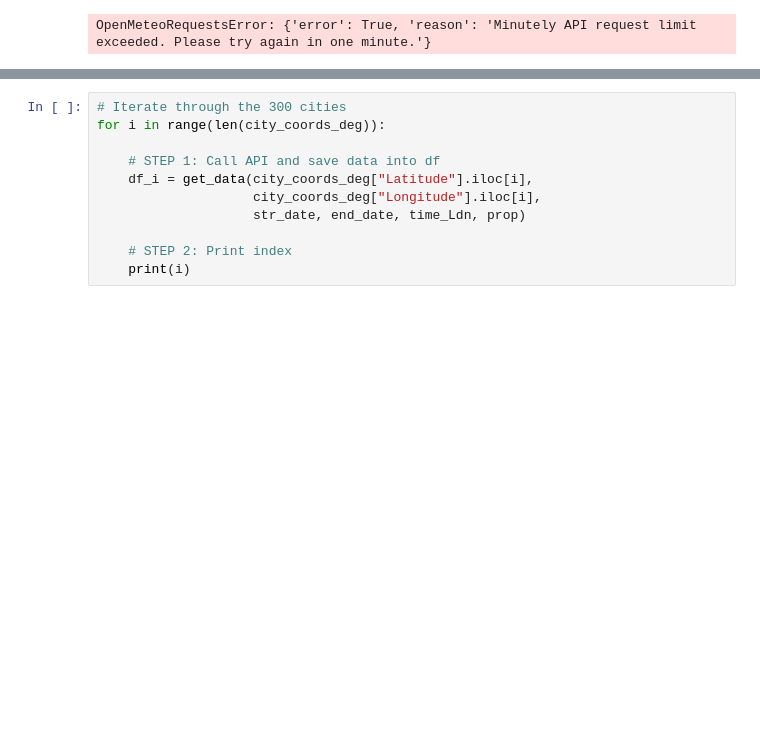
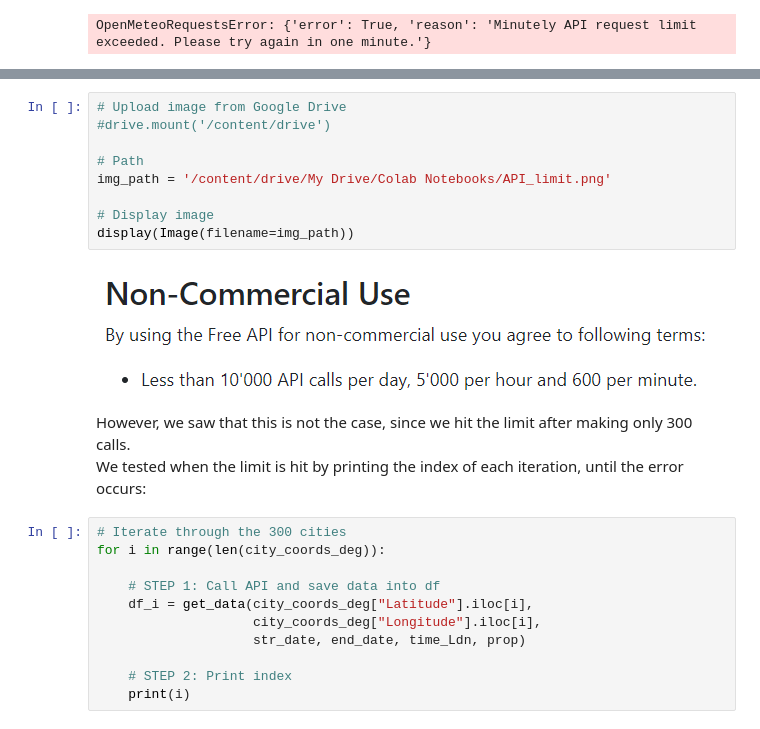
Before and after one commit to christivl/Rain-UK, a Jupyter notebook: 2_Automation.ipynb, the cells around one changed output, grey strips where cells are left out. Drawn from its saved outputs; the diff is of its cells as text; blank space fills up the shorter version.

```diff
--- a/2_Automation.ipynb
+++ b/2_Automation.ipynb
@@ -621,3 +612,18 @@ We tested when the limit is hit by printing the index of each iteration, until t
+# %%
+# Upload image from Google Drive
+#drive.mount('/content/drive')
+
+# Path
+img_path = '/content/drive/My Drive/Colab Notebooks/API_limit.png'
+
+# Display image
+display(Image(filename=img_path))
+# %% [output]
+[figure, added]
+# %% [markdown]
+However, we saw that this is not the case, since we hit the limit after making only 300 calls.
+<br>
+We tested when the limit is hit by printing the index of each iteration, until the error occurs:
 # %%
 # Iterate through the 300 cities
 for i in range(len(city_coords_deg)):
```
Also changed, not shown: parts of 3 cells of this notebook.
